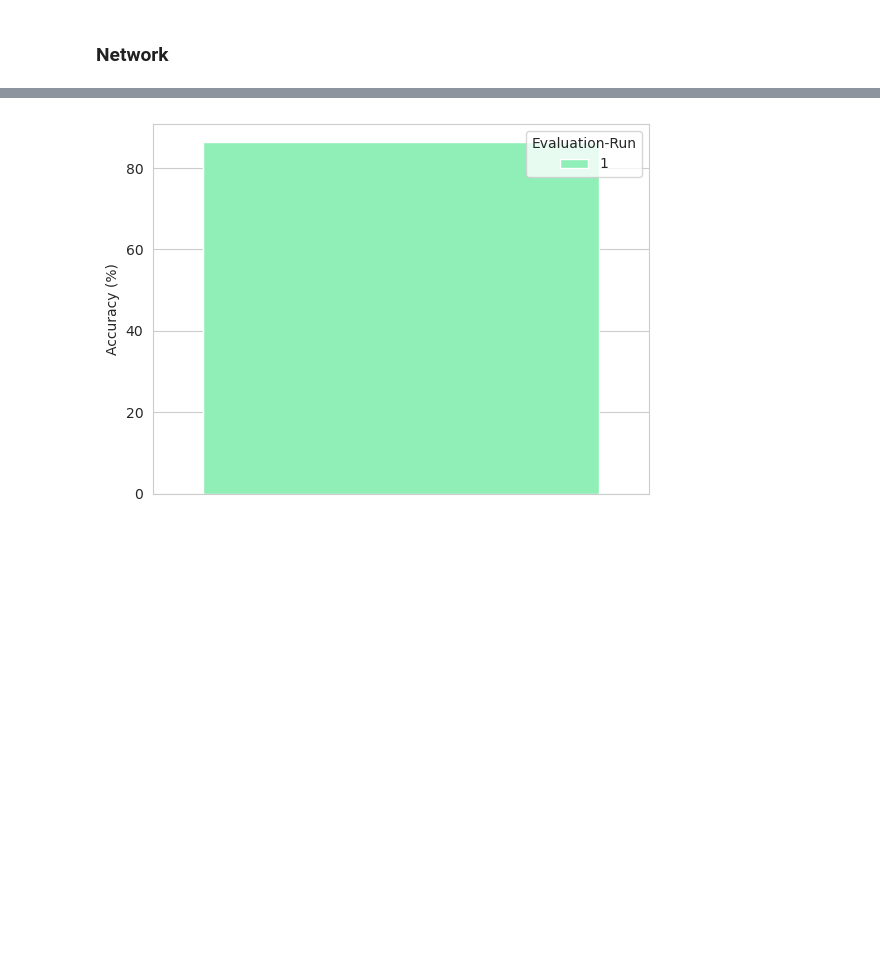
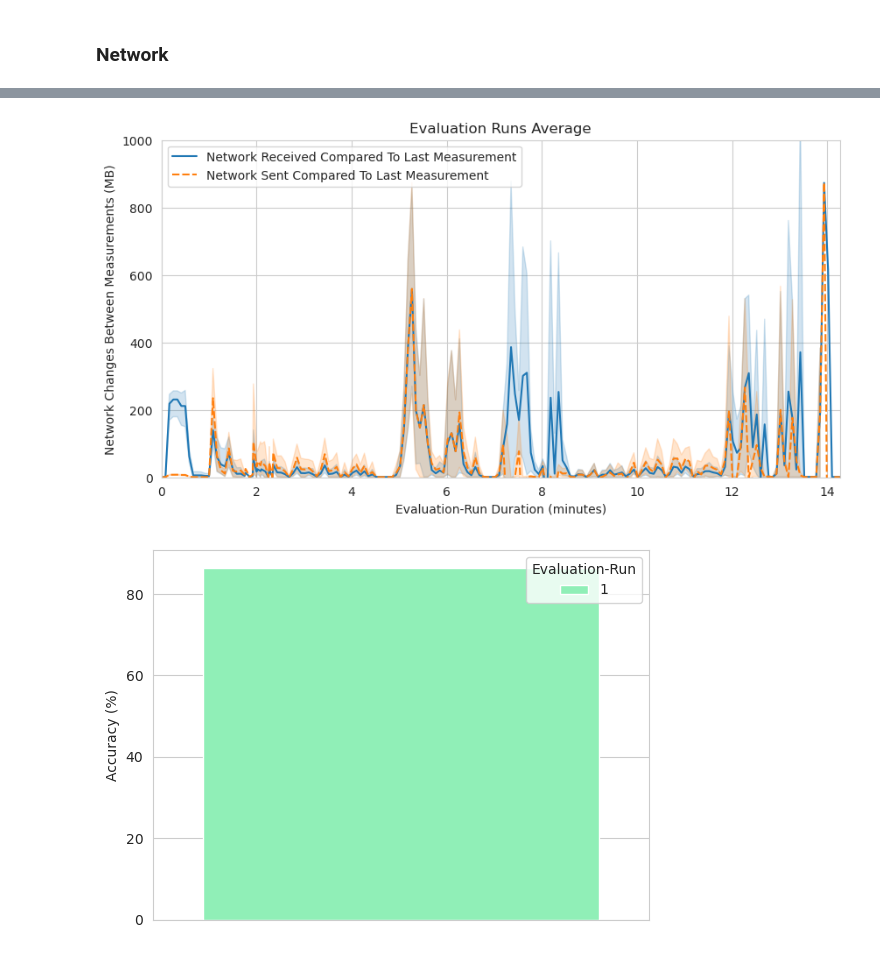
Before and after one commit to oakestra/oakestra-cli, a Jupyter notebook: oak_cli/evaluation/addons/flops/current_tmp_csv_graphs.ipynb, the cells around one changed output, grey strips where cells are left out. Drawn from its saved outputs; the diff is of its cells as text; code cells hidden in the pictures; blank space fills up the shorter version.

```diff
--- a/oak_cli/evaluation/addons/flops/current_tmp_csv_graphs.ipynb
+++ b/oak_cli/evaluation/addons/flops/current_tmp_csv_graphs.ipynb
@@ -404,3 +426,15 @@ plt.show()
+# %%
+draw_graph(
+    title="Evaluation Runs Average",
+    data=df[NETWORK_LAST_KEYS + [STAGE_KEY]],
+    y_label="Network Changes Between Measurements (MB)",
+    x_lim=(0, max(df.index)),
+    y_lim=(0, 1000),
+    #show_stages=True,
+    #stages_color_intensity=0.01,
+)
+# %% [output]
+[figure, added]
 # %%
 accuracy_key = FLOpsTrainedModelCSVKeys.ACCURACY.value
 trained_model_df[accuracy_key] = trained_model_df[accuracy_key] * 100
```
Also changed, not shown: parts of 11 cells of this notebook.
